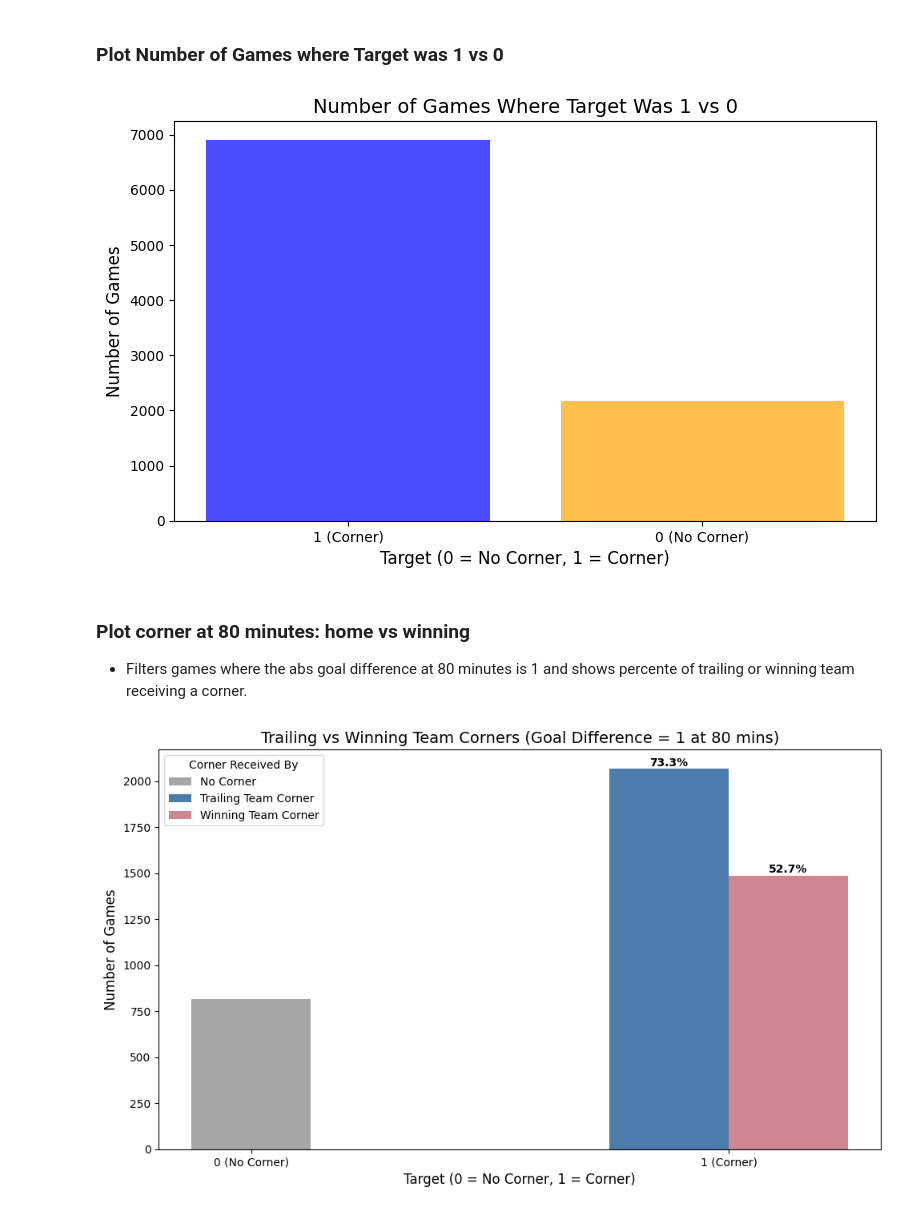
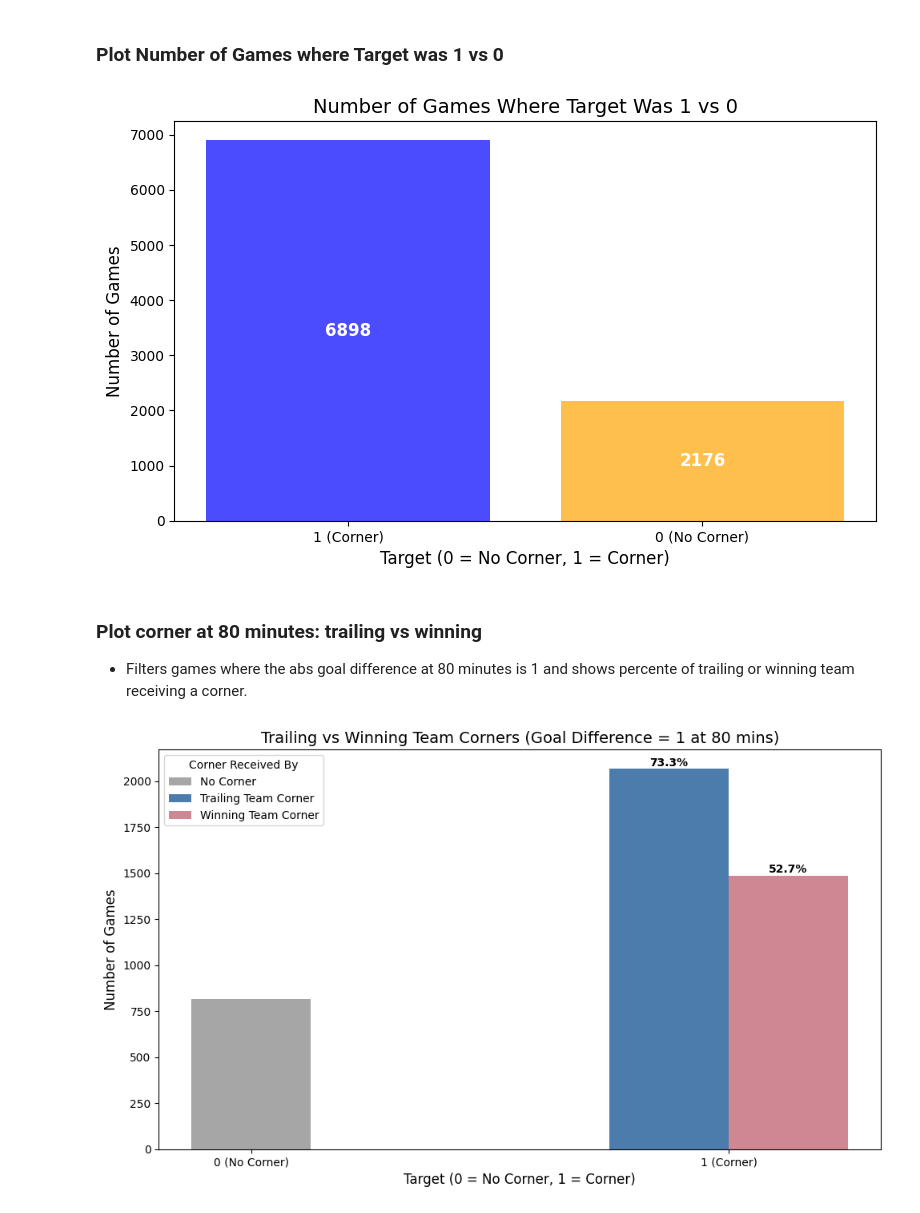
Before and after one commit to JoshuaGraham14/football-corner-prediction, a Jupyter notebook: notebooks/02.02_kaggle_aggregate_analysis.ipynb, the cells around one changed output. Cells and saved outputs as stored; diff of their text form; code cells hidden in the pictures.

Commit message:
Add total_corner_ft to dataset + add target count to target bar charts

```diff
--- a/notebooks/02.02_kaggle_aggregate_analysis.ipynb
+++ b/notebooks/02.02_kaggle_aggregate_analysis.ipynb
@@ -89,20 +89,35 @@ Betting Odds (Decimal): 1.32
 # %%
 # Plot the number of games where the target was 1 vs 0
 target_counts = aggregated_data['target'].value_counts()
 
 # Create the bar plot
 plt.figure(figsize=(8, 5))
-plt.bar(target_counts.index.astype(str), target_counts.values, color=['blue', 'orange'], alpha=0.7)
+bars = plt.bar(target_counts.index.astype(str), target_counts.values, color=['blue', 'orange'], alpha=0.7)
+
+#Add target count text to each bar...
+for bar in bars:
+    height =bar.get_height()
+    plt.text(
+        bar.get_x()+bar.get_width() / 2,
+        height/2,
+        str(int(height)),
+        ha='center',
+        va='center',
+        fontsize=12,
+        fontweight='bold',
+        color='white'
+    )
+
 plt.title('Number of Games Where Target Was 1 vs 0', fontsize=14)
 plt.xlabel('Target (0 = No Corner, 1 = Corner)', fontsize=12)
 plt.ylabel('Number of Games', fontsize=12)
 plt.xticks([1, 0], labels=['0 (No Corner)', '1 (Corner)'])
 plt.tight_layout()
 plt.show()
 # %% [output]
-[figure, old version]
+[figure, new version]
 # %% [markdown]
-### Plot corner at 80 minutes: home vs winning
+### Plot corner at 80 minutes: trailing vs winning
 - Filters games where the abs goal difference at 80 minutes is 1 and shows percente of trailing or winning team receiving a corner.
 # %%
 aggregated_data['abs_goal_diff_80'] = aggregated_data['goal_diff_80'].abs()
```
Also changed, not shown: parts of 2 cells of this notebook, 2 other files.
